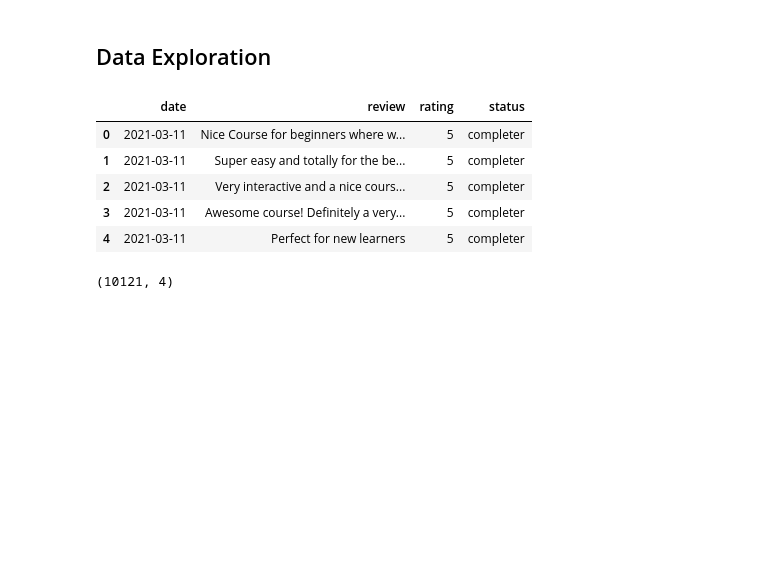
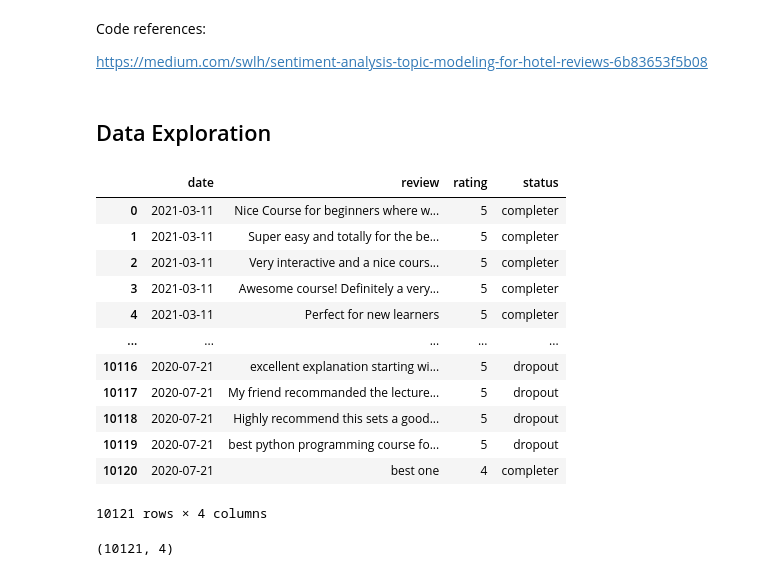
Before and after one commit to siriamanda/sentiment-analysis-of-reviews, a Jupyter notebook: Textblob-sentiment-analysis.ipynb, the cells around one changed output. Drawn from its saved outputs; the diff is of its cells as text; code cells hidden in the pictures; blank space fills up the shorter version.

```diff
--- a/VADER-sentiment-analysis.ipynb
+++ b/Textblob-sentiment-analysis.ipynb
@@ -32,16 +34,27 @@ from pprint import pprint
+# %% [markdown]
+Code references:
+
+https://medium.com/swlh/sentiment-analysis-topic-modeling-for-hotel-reviews-6b83653f5b08
 # %% [markdown]
 ## Data Exploration
 # %%
 df = pd.read_excel('programming_for_everybody.xlsx')
 # %%
-df.head()
+df
 # %% [output]
 |  | date | review | rating | status |
 | 0 | 2021-03-11 | Nice Course for beginners where w... | 5 | completer |
 | 1 | 2021-03-11 | Super easy and totally for the be... | 5 | completer |
 | 2 | 2021-03-11 | Very interactive and a nice cours... | 5 | completer |
 | 3 | 2021-03-11 | Awesome course! Definitely a very... | 5 | completer |
 | 4 | 2021-03-11 | Perfect for new learners | 5 | completer |
+| ... | ... | ... | ... | ... |
+| 10116 | 2020-07-21 | excellent explanation starting wi... | 5 | dropout |
+| 10117 | 2020-07-21 | My friend recommanded the lecture... | 5 | dropout |
+| 10118 | 2020-07-21 | Highly recommend this sets a good... | 5 | dropout |
+| 10119 | 2020-07-21 | best python programming course fo... | 5 | dropout |
+| 10120 | 2020-07-21 | best one | 4 | completer |
+10121 rows × 4 columns
 # %%
 df.shape
 # %% [output]
```
Also changed, not shown: parts of 80 cells of this notebook, 1 other file.
